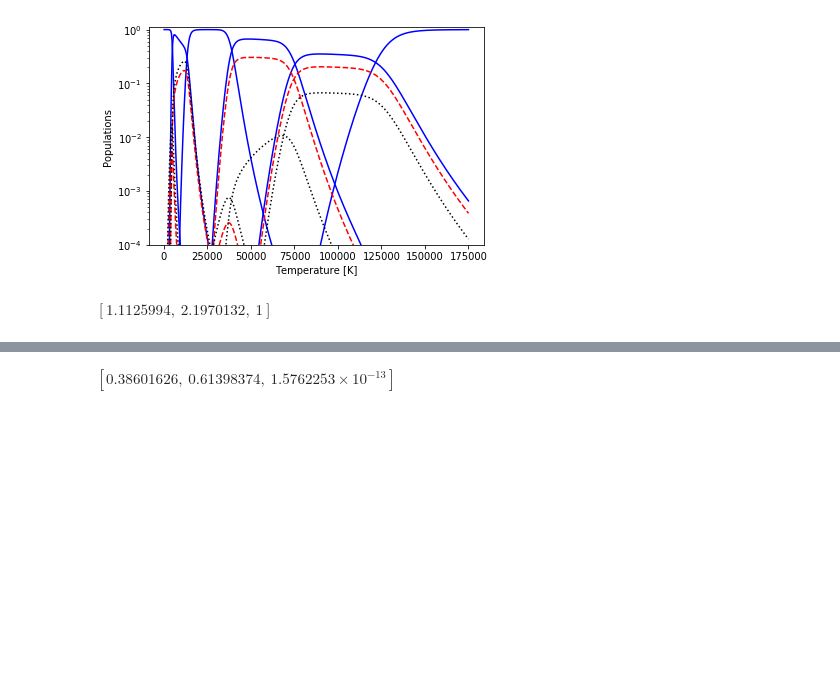
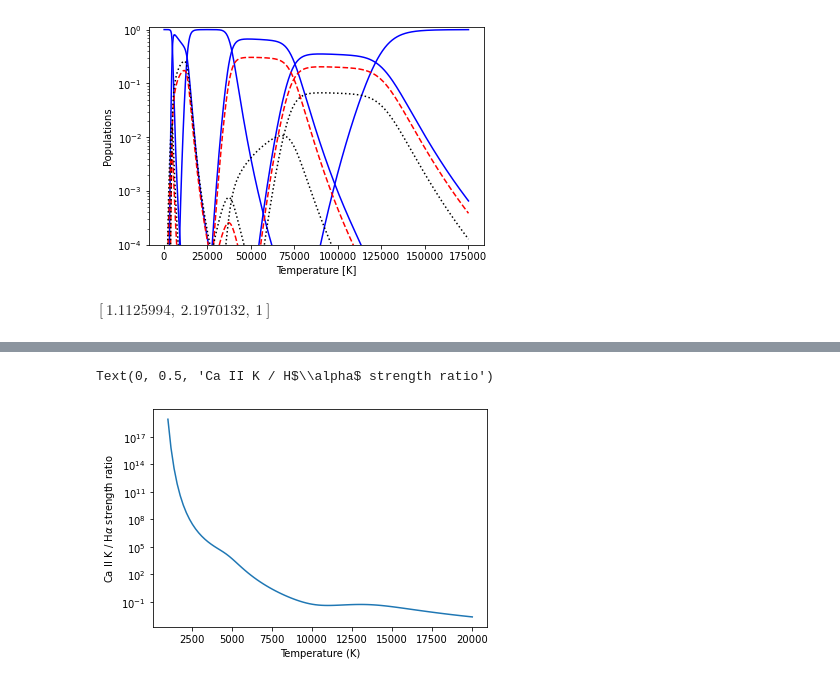
Before and after one commit to meudnaes/AST4310, a Jupyter notebook: CA_atom.ipynb, the cells around one changed output, grey strips where cells are left out. Drawn from its saved outputs; the diff is of its cells as text; code cells hidden in the pictures; blank space fills up the shorter version.

```diff
--- a/CA_atom.ipynb
+++ b/CA_atom.ipynb
@@ -35,7 +35,7 @@ class Atom:
         filename: string
             Name of file with atomic data.
         """
-        tmp = numpy.loadtxt(filename, unpack=True)
+        tmp = np.loadtxt(filename, unpack=True)
         self.n_stages = int(tmp[2].max()) + 1
         # Get maximum number of levels in any stage
         self.max_levels = 0
@@ -43,9 +43,9 @@ class Atom:
             self.max_levels = max(self.max_levels, (tmp[2] == i).sum())
         # Populate level energies and statistical weights
         # Use a square array filled with NaNs for non-existing levels
-        chi = numpy.empty((self.n_stages, self.max_levels))
-        chi.fill(numpy.nan)
-        self.g = numpy.copy(chi)
+        chi = np.empty((self.n_stages, self.max_levels))
+        chi.fill(np.nan)
+        self.g = np.copy(chi)
         for i in range(self.n_stages):
             nlevels = (tmp[2] == i).sum()
             chi[i, :nlevels] = tmp[0][tmp[2] == i]
@@ -67,15 +67,15 @@ class Atom:
     def compute_excitation(self, temperature):
         pfunc = self.compute_partition_function(temperature)
         #reshape the arrays
-        temp = temperature[np.newaxis, np.newaxis]
+        #temp = temperature[np.newaxis, np.newaxis]
         g_ratio = self.g[..., np.newaxis]/pfunc[:, np.newaxis]
         chi = self.chi[..., np.newaxis]
-        return g_ratio*np.exp(-chi/(constants.k_B*temp))
+        return g_ratio*np.exp(-chi/(constants.k_B*temperature))
 
     def compute_ionisation(self, temperature, electron_pressure):
         partition_function = self.compute_partition_function(temperature)
         electron_density = electron_pressure/(constants.k_B*temperature)
-        saha_const = ((2*np.pi*constants.m_e*constants.k_B*temp)/constants.h**2)**(3/2)
+        saha_const = ((2*np.pi*constants.m_e*constants.k_B*temperature)/constants.h**2)**(3/2)
         nstage = np.zeros_like(partition_function)/units.m**3
         nstage[0] = 1./units.m**3
 
@@ -93,12 +93,12 @@ class Atom:
 
         pops = self.compute_populations(temperature, electron_pressure)
         fig, ax = plt.subplots()
-        ax.plot(np.tile(temp, (self.n_stages, 1)).T, pops[:,0].T, 'b-')
+        ax.plot(np.tile(temperature, (self.n_stages, 1)).T, pops[:,0].T, 'b-')
         n_levels = self.chi.shape[1]
         if n_levels > 1:
-            ax.plot(np.tile(temp, (self.n_stages, 1)).T, pops[:,1].T, 'r--')
+            ax.plot(np.tile(temperature, (self.n_stages, 1)).T, pops[:,1].T, 'r--')
         if n_levels > 2:
-            ax.plot(np.tile(temp, (self.n_stages, 1)).T, pops[:,2].T, 'k:')
+            ax.plot(np.tile(temperature, (self.n_stages, 1)).T, pops[:,2].T, 'k:')
         ax.set_yscale('log')
         ax.set_ylim(1e-4, 1.1)
         ax.set_xlabel('Temperature [K]')
@@ -108,10 +108,11 @@ my_atom = Atom("Ca_atom.txt")
 #temp = 5000*units.K
 temp = np.linspace(100, 175000, 500)*units.K
 #my_atom.compute_partition_function(temp)
+
 e_press = 100*units.Pa
 my_atom.plot_payne(temp, e_press)
 # %% [output]
-[figure, old version]
+[figure, new version]
 # %%
 # A simplified Ca atom
 ca_ionisation = units.Quantity([0.98, 2.88], unit='aJ')
@@ -148,6 +149,27 @@ pop_stage[1:] = (1/electron_density*2*partition_function[1:]/partition_function[
 #pop_stage[1:] *= pop_stage[:-1]
 
 saha_pop = pop_stage/pop_stage.sum()
-saha_pop
+saha_poptemp = linspace(1000, 20000, 100) * Kelvin
-# %% [output]
-$[0.38601626,~0.61398374,~1.5762253 \times 10^{-13}] \; \mathrm{}$
+# %%
+from numpy import linspace, abs as Abs
+from astropy.units import Kelvin, Pa
+temp = linspace(1000, 20000, 100) * Kelvin
+epres = 10 * Pa
+
+h_atom = Atom ("H_atom.txt")
+ca_atom = Atom ("Ca_atom.txt")
+h_pops = h_atom.compute_populations(temp, e_press)
+ca_pops = ca_atom.compute_populations(temp, e_press)
+
+ca_abund = 2 * 10 ** (-6)
+
+ca_h_ratio = ca_pops[1, 0] / h_pops[0, 1] * ca_abund
+
+fig, ax = plt.subplots()
+ax.plot(temp, ca_h_ratio)
+ax.set_yscale("log")
+ax.set_xlabel(r"Temperature (K)")
+ax.set_ylabel(r"Ca II K / H$\alpha$ strength ratio")
+# %% [output]
+Text(0, 0.5, 'Ca II K / H$\\alpha$ strength ratio')
+[figure, added]
```
Also changed, not shown: parts of 1 cell of this notebook, 3 other files.
